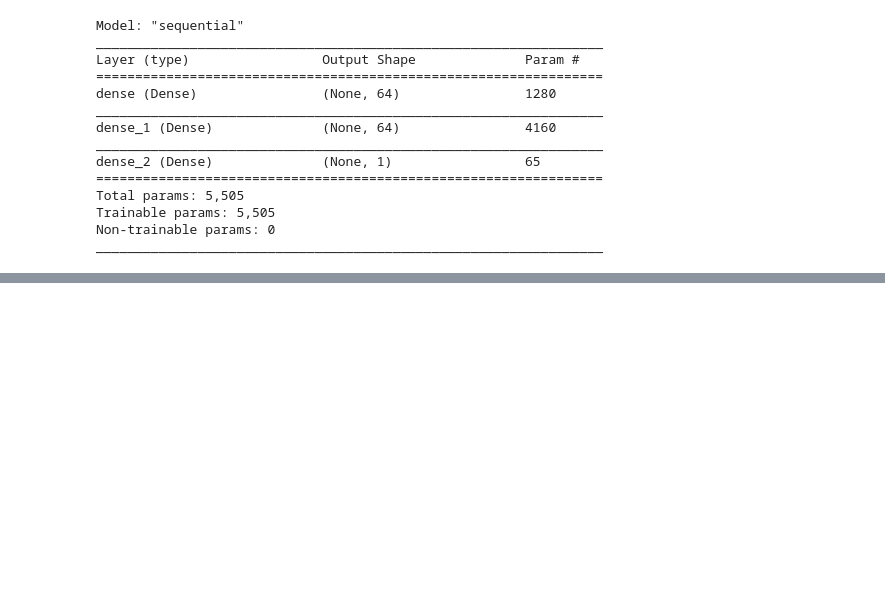
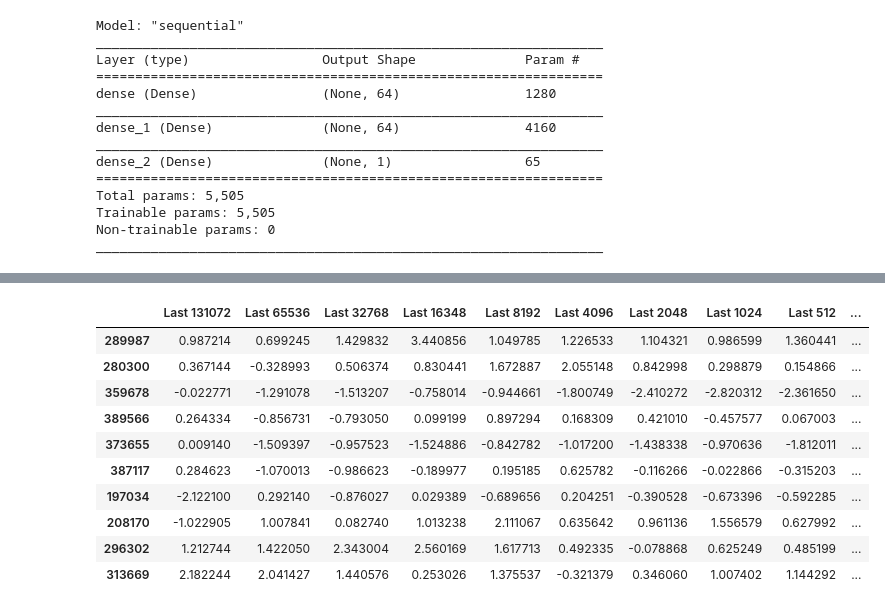
Before and after one commit to Mithotronic/ACTA, a Jupyter notebook: Trend-Finder.ipynb, the cells around one changed output, grey strips where cells are left out. Cells and saved outputs as stored; diff of their text form; code cells hidden in the pictures; blank space fills up the shorter version.

```diff
--- a/Trend-Finder.ipynb
+++ b/Trend-Finder.ipynb
@@ -451,3 +458,17 @@ ValueError: in user code:
+# %%
+example_batch
+# %% [output]
+|  | Last 131072 | Last 65536 | Last 32768 | Last 16348 | Last 8192 | Last 4096 | Last 2048 | Last 1024 | Last 512 | ... |
+| 289987 | 0.987214 | 0.699245 | 1.429832 | 3.440856 | 1.049785 | 1.226533 | 1.104321 | 0.986599 | 1.360441 | ... |
+| 280300 | 0.367144 | -0.328993 | 0.506374 | 0.830441 | 1.672887 | 2.055148 | 0.842998 | 0.298879 | 0.154866 | ... |
+| 359678 | -0.022771 | -1.291078 | -1.513207 | -0.758014 | -0.944661 | -1.800749 | -2.410272 | -2.820312 | -2.361650 | ... |
+| 389566 | 0.264334 | -0.856731 | -0.793050 | 0.099199 | 0.897294 | 0.168309 | 0.421010 | -0.457577 | 0.067003 | ... |
+| 373655 | 0.009140 | -1.509397 | -0.957523 | -1.524886 | -0.842782 | -1.017200 | -1.438338 | -0.970636 | -1.812011 | ... |
+| 387117 | 0.284623 | -1.070013 | -0.986623 | -0.189977 | 0.195185 | 0.625782 | -0.116266 | -0.022866 | -0.315203 | ... |
+| 197034 | -2.122100 | 0.292140 | -0.876027 | 0.029389 | -0.689656 | 0.204251 | -0.390528 | -0.673396 | -0.592285 | ... |
+| 208170 | -1.022905 | 1.007841 | 0.082740 | 1.013238 | 2.111067 | 0.635642 | 0.961136 | 1.556579 | 0.627992 | ... |
+| 296302 | 1.212744 | 1.422050 | 2.343004 | 2.560169 | 1.617713 | 0.492335 | -0.078868 | 0.625249 | 0.485199 | ... |
+| 313669 | 2.182244 | 2.041427 | 1.440576 | 0.253026 | 1.375537 | -0.321379 | 0.346060 | 1.007402 | 1.144292 | ... |
 # %%
 class PrintDots(keras.callbacks.Callback):
     def on_epoch_end(self, epoch, logs):
```
Also changed, not shown: parts of 7 cells of this notebook.
